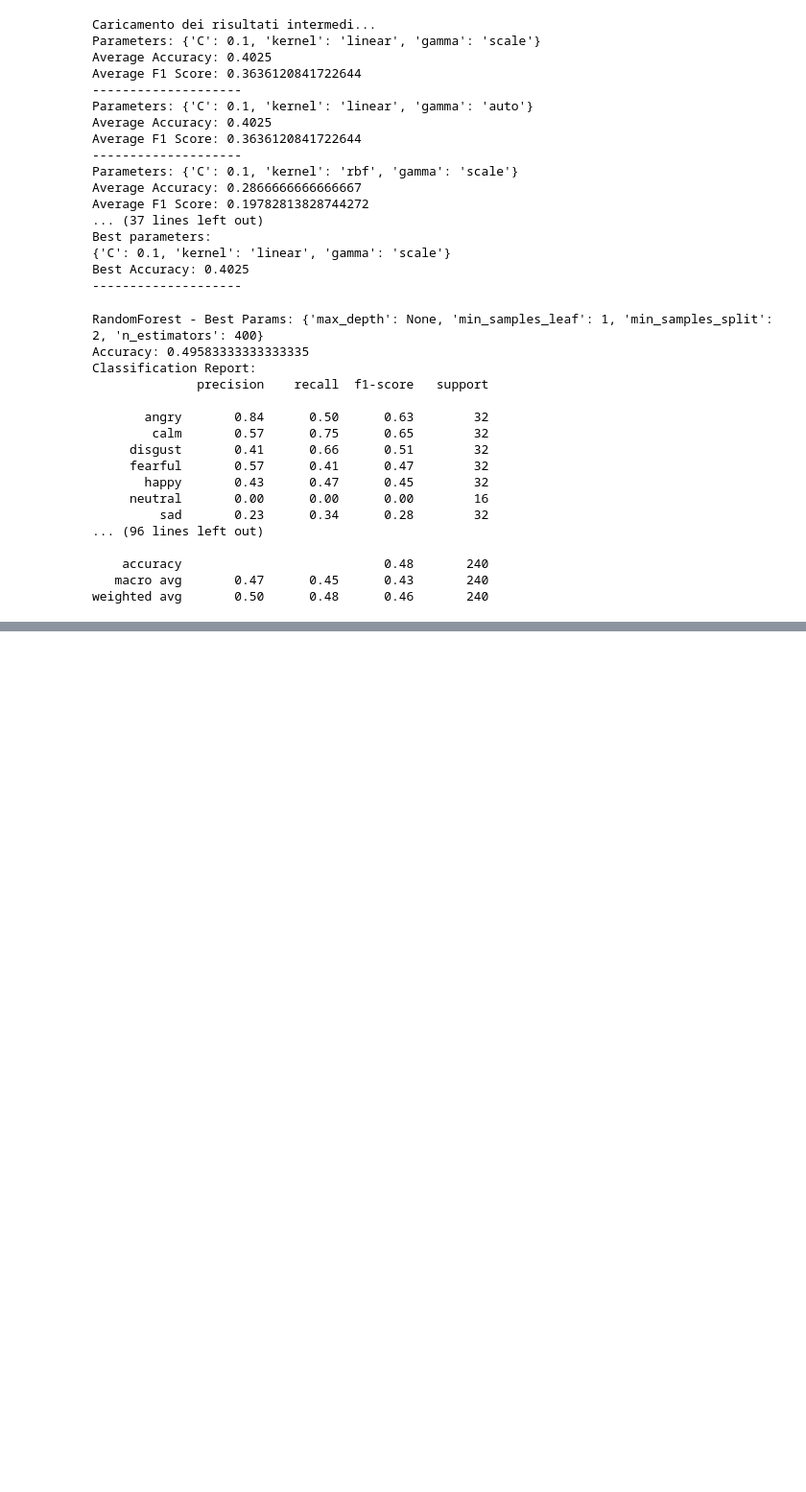
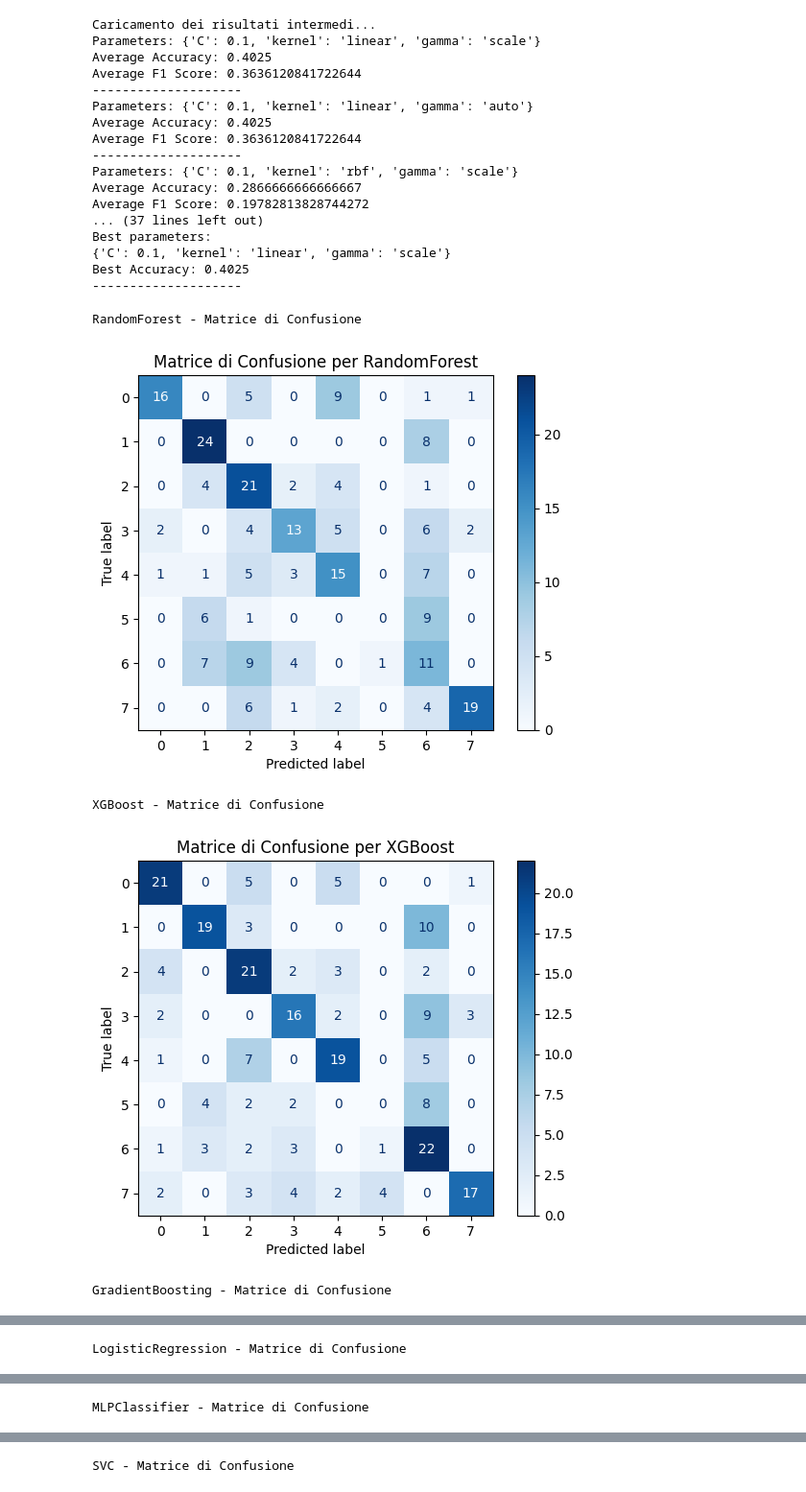
Before and after one commit to Eleonora-f/Tesi, a Jupyter notebook: GridSearch Models.ipynb, the cells around one changed output, grey strips where cells are left out. Shown: that part at 96% size. Saved outputs shown, nothing was run; the diff lists cells and outputs as text; code cells hidden in the pictures; blank space fills up the shorter version.

Commit message:
confusion matrix

```diff
--- a/GridSearch Models.ipynb
+++ b/GridSearch Models.ipynb
@@ -329,7 +331,7 @@ Best Accuracy: 0.4025
 --------------------
 # %%
 from sklearn.model_selection import GridSearchCV
-from sklearn.metrics import classification_report, accuracy_score
+from sklearn.metrics import classification_report, accuracy_score, confusion_matrix, ConfusionMatrixDisplay
 
 # Dizionario per raccogliere i risultati
 results = {}
@@ -338,48 +340,45 @@ results = {}
 for model, params, name in [
     (model1, param_gridRfc, "RandomForest"),
     (model2, param_gridXGB, "XGBoost"),
     (model3, param_grid_gb, "GradientBoosting"),
     (model4, param_grid_logreg, "LogisticRegression"),
     (model5, param_grid_mlp, "MLPClassifier"),
     (model6, param_grid_svc, "SVC")
 ]:
     grid = GridSearchCV(model, params, cv=skf, scoring='accuracy', n_jobs=-1)
 
     # Esegui la ricerca degli iperparametri sul set di addestramento
     grid.fit(X2d_train, y_train)
     best_model = grid.best_estimator_
 
     # Valutazione sul set di test
     y_pred = best_model.predict(X2d_test)
     acc = accuracy_score(y_test, y_pred)
+    conf_matrix = confusion_matrix(y_test, y_pred)
 
     # Memorizza i risultati
     results[name] = {
         "Best Params": grid.best_params_,
         "Accuracy": acc,
-        "Classification Report": classification_report(y_test, y_pred, zero_division=1)  # Set zero_division to avoid warnings
+        "Classification Report": classification_report(y_test, y_pred, zero_division=1),  # Set zero_division to avoid warnings
+        "Confusion Matrix": conf_matrix
     }
+
+    # Mostra la matrice di confusione
+    print(f"{name} - Matrice di Confusione")
+    disp = ConfusionMatrixDisplay(confusion_matrix=conf_matrix)
+    disp.plot(cmap="Blues")
+    plt.title(f"Matrice di Confusione per {name}")
+    plt.show()
 
 # Mostra i risultati
 for name, res in results.items():
     print(f"{name} - Best Params: {res['Best Params']}")
     print(f"Accuracy: {res['Accuracy']}")
     print(f"Classification Report:\n{res['Classification Report']}\n")
 # %% [output]
-RandomForest - Best Params: {'max_depth': None, 'min_samples_leaf': 1, 'min_samples_split': 2, 'n_estimators': 400}
-Accuracy: 0.49583333333333335
-Classification Report:
-              precision    recall  f1-score   support
-
-       angry       0.84      0.50      0.63        32
-        calm       0.57      0.75      0.65        32
-     disgust       0.41      0.66      0.51        32
-     fearful       0.57      0.41      0.47        32
-       happy       0.43      0.47      0.45        32
-     neutral       0.00      0.00      0.00        16
-         sad       0.23      0.34      0.28        32
-... (96 lines left out)
-
-    accuracy                           0.48       240
-   macro avg       0.47      0.45      0.43       240
-weighted avg       0.50      0.48      0.46       240
+RandomForest - Matrice di Confusione
+[figure, added]
+XGBoost - Matrice di Confusione
+[figure, added]
+GradientBoosting - Matrice di Confusione
@@ -385,0 +386 @@ weighted avg       0.50      0.48      0.46       240
+LogisticRegression - Matrice di Confusione
@@ -385,0 +388 @@ weighted avg       0.50      0.48      0.46       240
+MLPClassifier - Matrice di Confusione
@@ -385,0 +390 @@ weighted avg       0.50      0.48      0.46       240
+SVC - Matrice di Confusione
```
Also changed, not shown: parts of 3 cells of this notebook.
